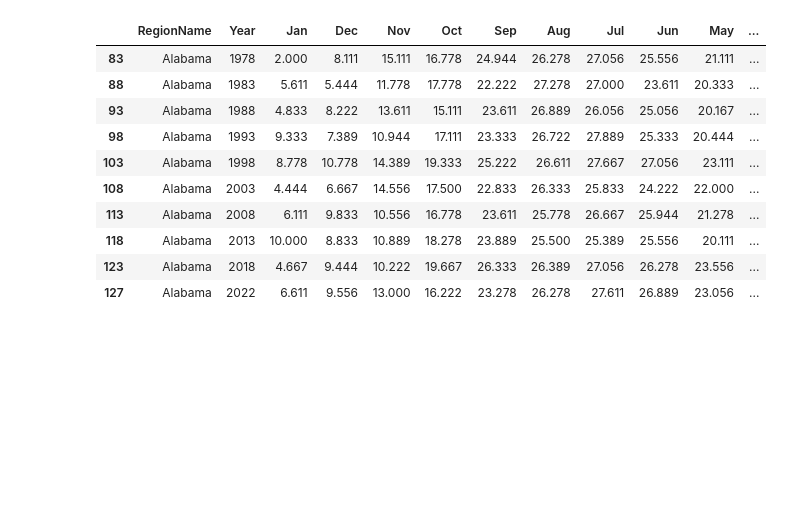
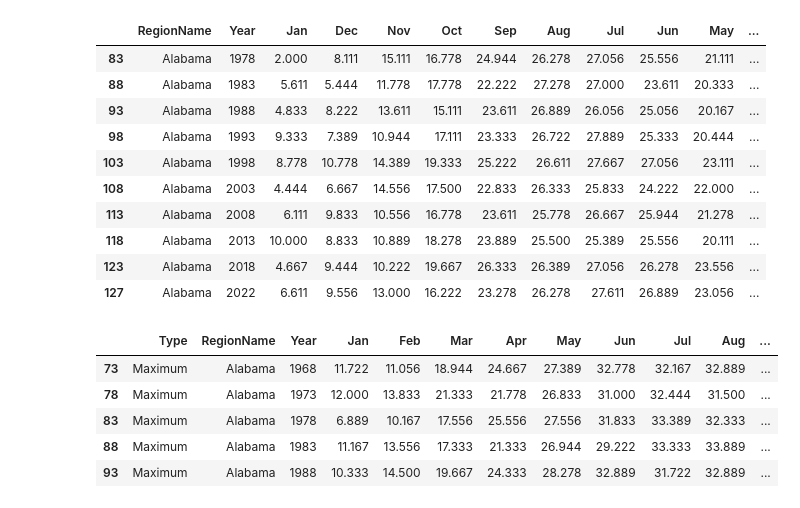
Before and after one commit to FranciscoGarcB/DataVisualization, a Jupyter notebook: Python/LineChart_RadarChart.ipynb, the cells around one changed output. Saved outputs shown, nothing was run; the diff lists cells and outputs as text; code cells hidden in the pictures; blank space fills up the shorter version.

Commit message:
Added Ridgeline

```diff
--- a/Python/LineChart_RadarChart.ipynb
+++ b/Python/LineChart_RadarChart.ipynb
@@ -146,6 +146,20 @@ radarchart[radarchart["RegionName"]=="Alabama"]
 | 118 | Alabama | 2013 | 10.000 | 8.833 | 10.889 | 18.278 | 23.889 | 25.500 | 25.389 | 25.556 | 20.111 | ... |
 | 123 | Alabama | 2018 | 4.667 | 9.444 | 10.222 | 19.667 | 26.333 | 26.389 | 27.056 | 26.278 | 23.556 | ... |
 | 127 | Alabama | 2022 | 6.611 | 9.556 | 13.000 | 16.222 | 23.278 | 26.278 | 27.611 | 26.889 | 23.056 | ... |
+# %%
+years_fallback2 = [2022, 2018, 2013, 2008, 2003, 1998, 1993, 1988, 1983, 1978, 1973, 1968]
+fallback2 = temps[temps["Year"].isin(years_fallback2)]
+fallback2
+ridge = fallback2.copy()
+ridge = ridge[["Type","RegionName","Year", 'Jan', 'Feb', 'Mar', 'Apr', 'May', 'Jun', 'Jul', 'Aug', 'Sep', 'Oct', 'Nov', 'Dec']]
+ridge[ridge["Type"]=="Maximum"].head(5)
+# %% [output]
+|  | Type | RegionName | Year | Jan | Feb | Mar | Apr | May | Jun | Jul | Aug | ... |
+| 73 | Maximum | Alabama | 1968 | 11.722 | 11.056 | 18.944 | 24.667 | 27.389 | 32.778 | 32.167 | 32.889 | ... |
+| 78 | Maximum | Alabama | 1973 | 12.000 | 13.833 | 21.333 | 21.778 | 26.833 | 31.000 | 32.444 | 31.500 | ... |
+| 83 | Maximum | Alabama | 1978 | 6.889 | 10.167 | 17.556 | 25.556 | 27.556 | 31.833 | 33.389 | 32.333 | ... |
+| 88 | Maximum | Alabama | 1983 | 11.167 | 13.556 | 17.333 | 21.333 | 26.944 | 29.222 | 33.333 | 33.889 | ... |
+| 93 | Maximum | Alabama | 1988 | 10.333 | 14.500 | 19.667 | 24.333 | 28.278 | 32.889 | 31.722 | 32.889 | ... |
 # %%
 # Save into CSV files
 min_temps.to_csv("../datasets/min_temps.csv", index=False)
```
Also changed, not shown: parts of 1 cell of this notebook, 8 other files.
